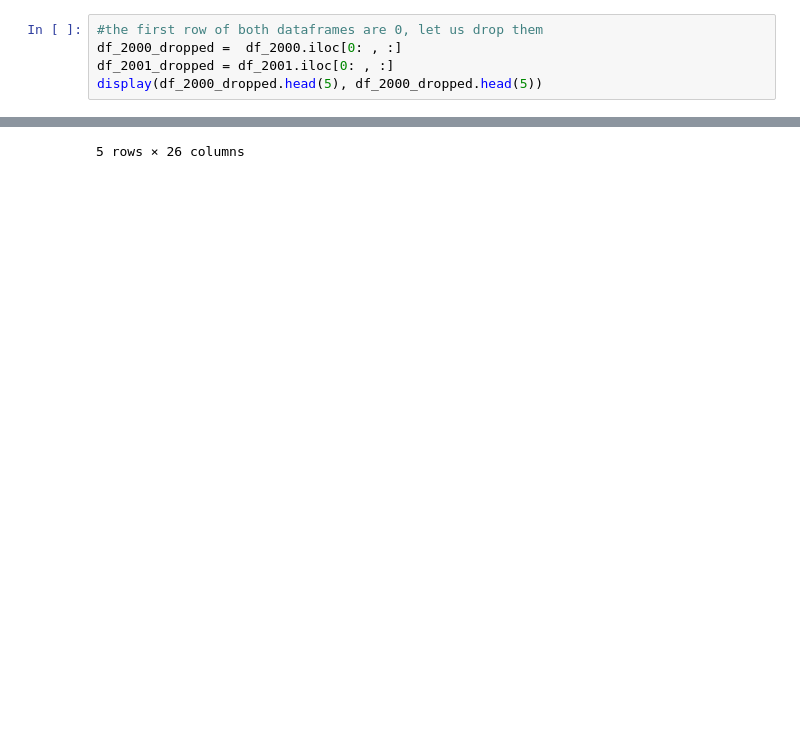
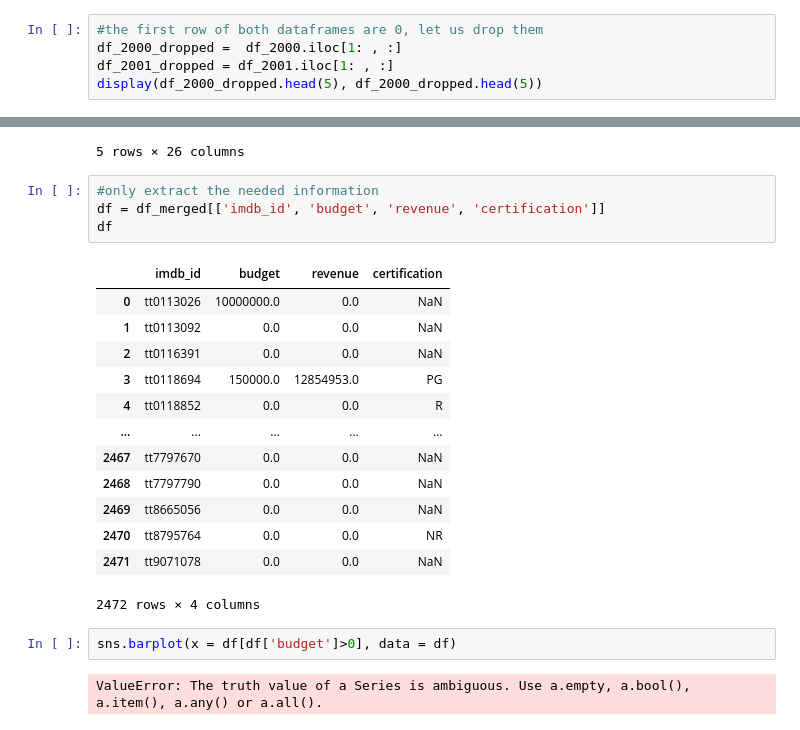
Before and after one commit to ChastityB/How-to-Make-The-Best-Movies, a Jupyter notebook: IMDB - How to Make The Best Movies Part 2 - Exploratory Data Analysis (EDA).ipynb, the cells around one changed output, grey strips where cells are left out. Cells and saved outputs as stored; diff of their text form; blank space fills up the shorter version.

```diff
--- a/IMDB - How to Make The Best Movies Part 2 - Exploratory Data Analysis(EDA).ipynb
+++ b/IMDB - How to Make The Best Movies Part 2 - Exploratory Data Analysis (EDA).ipynb
@@ -44,8 +44,8 @@ df_2001
 1277 rows × 26 columns
 # %%
 #the first row of both dataframes are 0, let us drop them
-df_2000_dropped =  df_2000.iloc[0: , :]
-df_2001_dropped = df_2001.iloc[0: , :]
+df_2000_dropped =  df_2000.iloc[1: , :]
+df_2001_dropped = df_2001.iloc[1: , :]
 display(df_2000_dropped.head(5), df_2000_dropped.head(5))
 # %% [output]
 |  | imdb_id | adult | backdrop_path | belongs_to_collection | budget | genres | homepage | id | ... |
@@ -81,3 +81,25 @@ display(df_merged.head(5), df_merged.head(5))
 | 3 | tt0118694 | 0.0 | /n4GJFGzsc7NinI1VeGDXIcQjtU2.jpg | NaN | 150000.0 | [{'id': 18, 'name': 'Drama'}, {'i... | http://www.wkw-inthemoodforlove.com/ | 843.0 | ... |
 | 4 | tt0118852 | 0.0 | NaN | NaN | 0.0 | [{'id': 18, 'name': 'Drama'}] | NaN | 49511.0 | ... |
 5 rows × 26 columns
+# %%
+#only extract the needed information
+df = df_merged[['imdb_id', 'budget', 'revenue', 'certification']]
+df
+# %% [output]
+|  | imdb_id | budget | revenue | certification |
+| 0 | tt0113026 | 10000000.0 | 0.0 | NaN |
+| 1 | tt0113092 | 0.0 | 0.0 | NaN |
+| 2 | tt0116391 | 0.0 | 0.0 | NaN |
+| 3 | tt0118694 | 150000.0 | 12854953.0 | PG |
+| 4 | tt0118852 | 0.0 | 0.0 | R |
+| ... | ... | ... | ... | ... |
+| 2467 | tt7797670 | 0.0 | 0.0 | NaN |
+| 2468 | tt7797790 | 0.0 | 0.0 | NaN |
+| 2469 | tt8665056 | 0.0 | 0.0 | NaN |
+| 2470 | tt8795764 | 0.0 | 0.0 | NR |
+| 2471 | tt9071078 | 0.0 | 0.0 | NaN |
+2472 rows × 4 columns
+# %%
+sns.barplot(x = df[df['budget']>0], data = df)
+# %% [output]
+ValueError: The truth value of a Series is ambiguous. Use a.empty, a.bool(), a.item(), a.any() or a.all().
```
